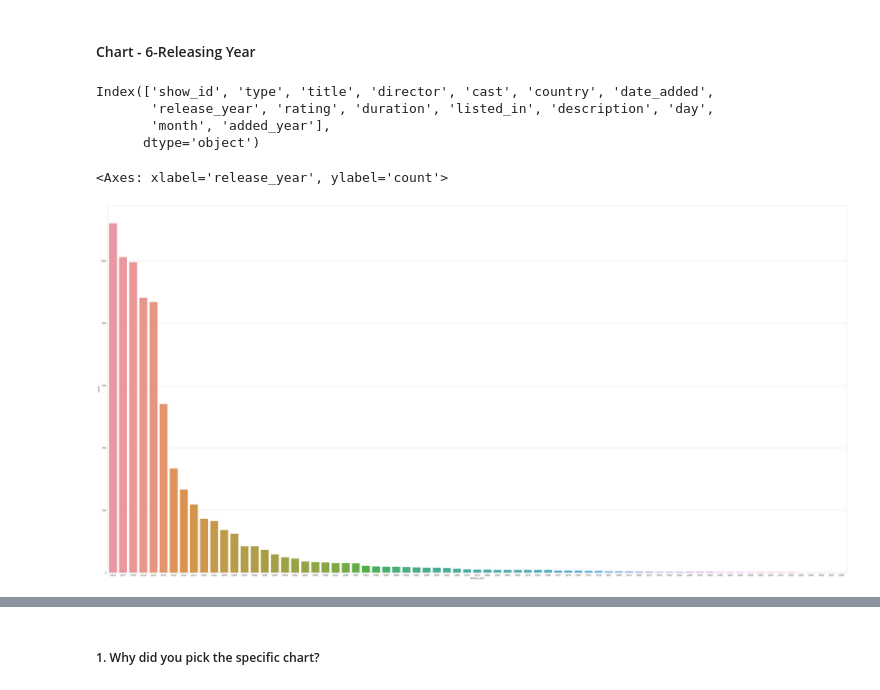
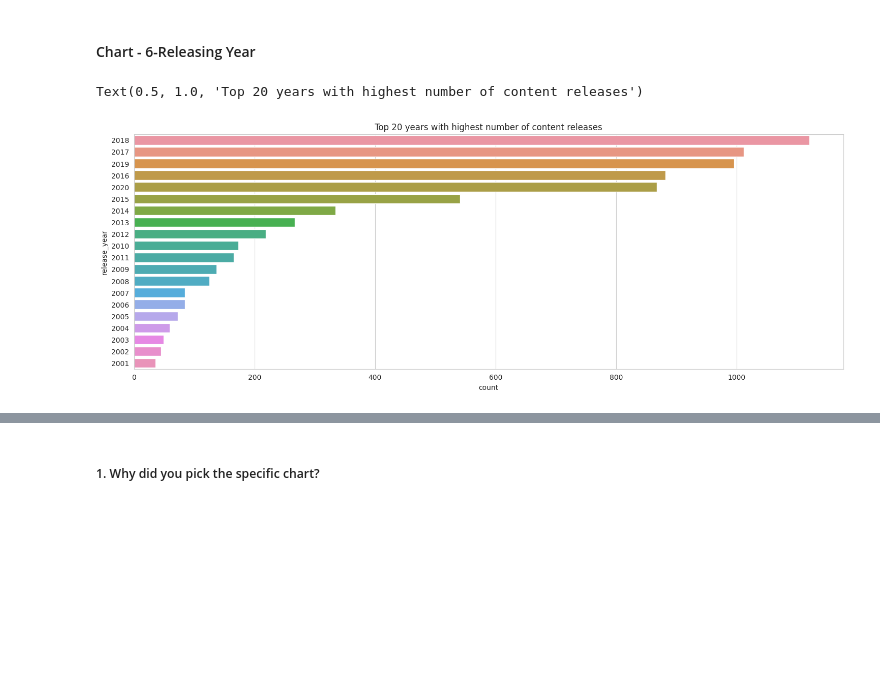
Before and after one commit to Jeetesh-KumarM/CAPSTONE-PROJECT--3--CLUSTERING, a Jupyter notebook: Netflix_Movies_and_TV_Shows_Clustering.ipynb, the cells around one changed output, grey strips where cells are left out. Saved outputs shown, nothing was run; the diff lists cells and outputs as text; code cells hidden in the pictures; blank space fills up the shorter version.

```diff
--- a/Netflix_Movies_and_TV_Shows_Clustering.ipynb
+++ b/Netflix_Movies_and_TV_Shows_Clustering.ipynb
@@ -463,17 +478,11 @@ Are there any insights that lead to negative growth? Justify with specific reaso
 Answer Here
 # %% [markdown]
 #### Chart - 6-Releasing Year
-# %%
-# Chart - 6 visualization code
-df1.columns
-# %% [output]
-Index(['show_id', 'type', 'title', 'director', 'cast', 'country', 'date_added',
-       'release_year', 'rating', 'duration', 'listed_in', 'description', 'day',
-       'month', 'added_year'],
-      dtype='object')
 # %%
-plt.figure(figsize=(60,30))
-sns.countplot(data=df1,x=df1['release_year'],order=df1.release_year.value_counts().iloc[:].index)
+# Chart - 6 visualization code
+plt.figure(figsize=(18,6))
+sns.countplot(data=df1,y=df1['release_year'],order=df1.release_year.value_counts().iloc[:20].index)
+plt.title('Top 20 years with highest number of content releases')
 # %% [output]
-<Axes: xlabel='release_year', ylabel='count'>
+Text(0.5, 1.0, 'Top 20 years with highest number of content releases')
-[figure, old version]
+[figure, new version]
```
Also changed, not shown: parts of 10 cells of this notebook.
